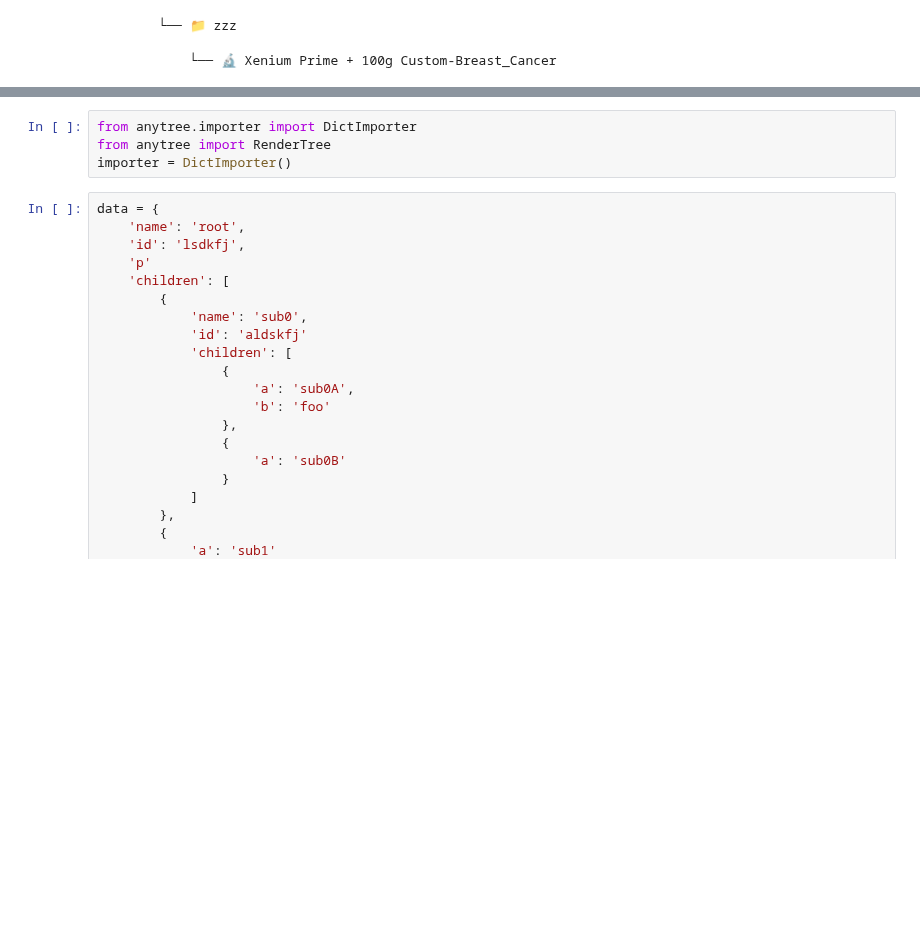
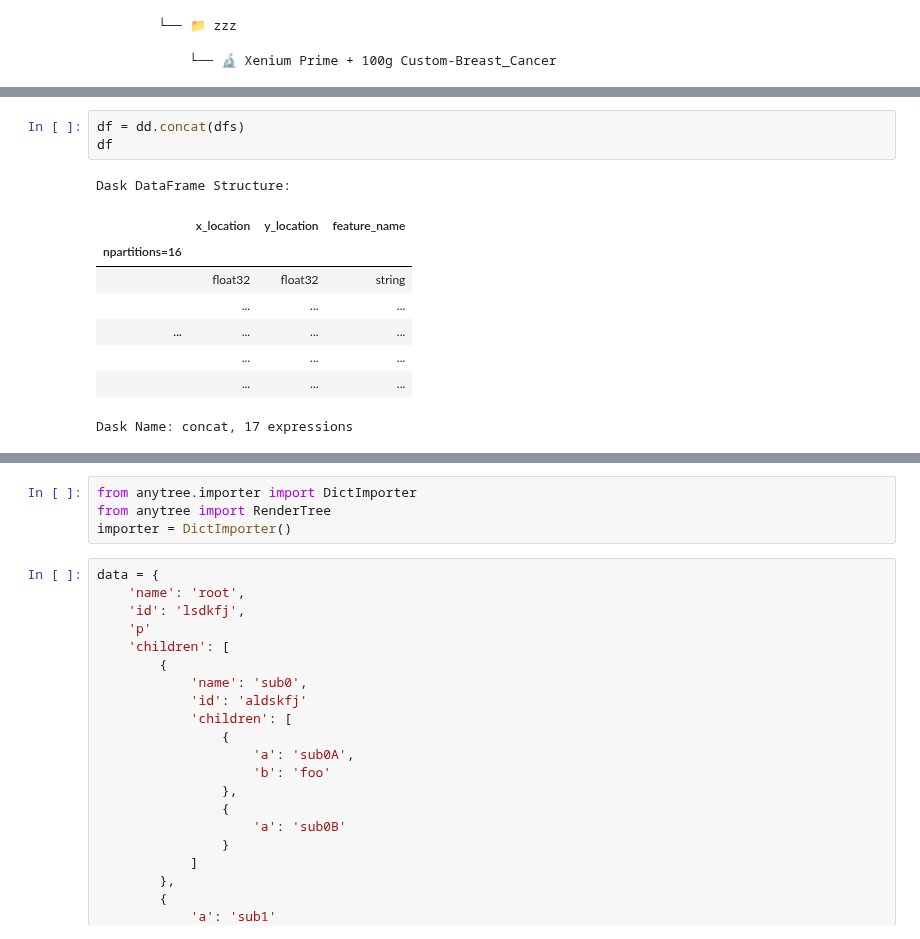
Before and after one commit to estorrs/cosilico-viewer, a Jupyter notebook: notebooks/data_preprocessing/sandbox.ipynb, the cells around one changed output, grey strips where cells are left out. Cells and saved outputs as stored; diff of their text form; blank space fills up the shorter version.

```diff
--- a/notebooks/data_preprocessing/sandbox.ipynb
+++ b/notebooks/data_preprocessing/sandbox.ipynb
@@ -212,0 +306,13 @@ RuntimeError: Download failed: 404 - <?xml version="1.0" encoding="UTF-8"?>
+# %%
+df = dd.concat(dfs)
+df
+# %% [output]
+Dask DataFrame Structure:
+|  | x_location | y_location | feature_name |
+| npartitions=16 |  |  |  |
+|  | float32 | float32 | string |
+|  | ... | ... | ... |
+| ... | ... | ... | ... |
+|  | ... | ... | ... |
+|  | ... | ... | ... |
+Dask Name: concat, 17 expressions
```
Also changed, not shown: parts of 28 cells of this notebook, 4 other files.
